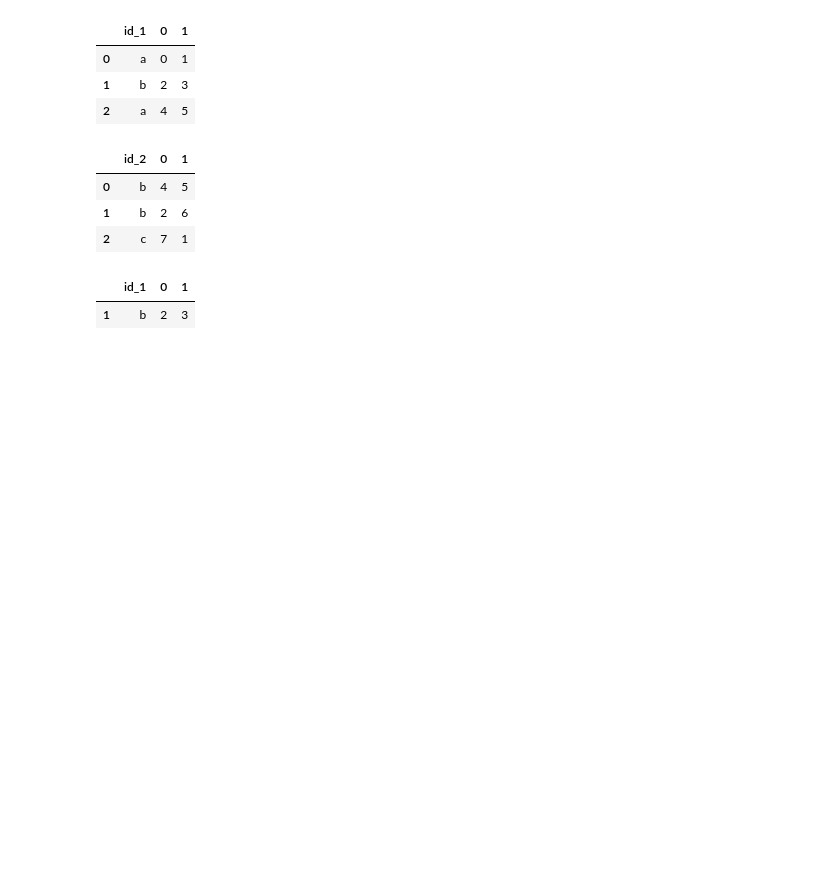
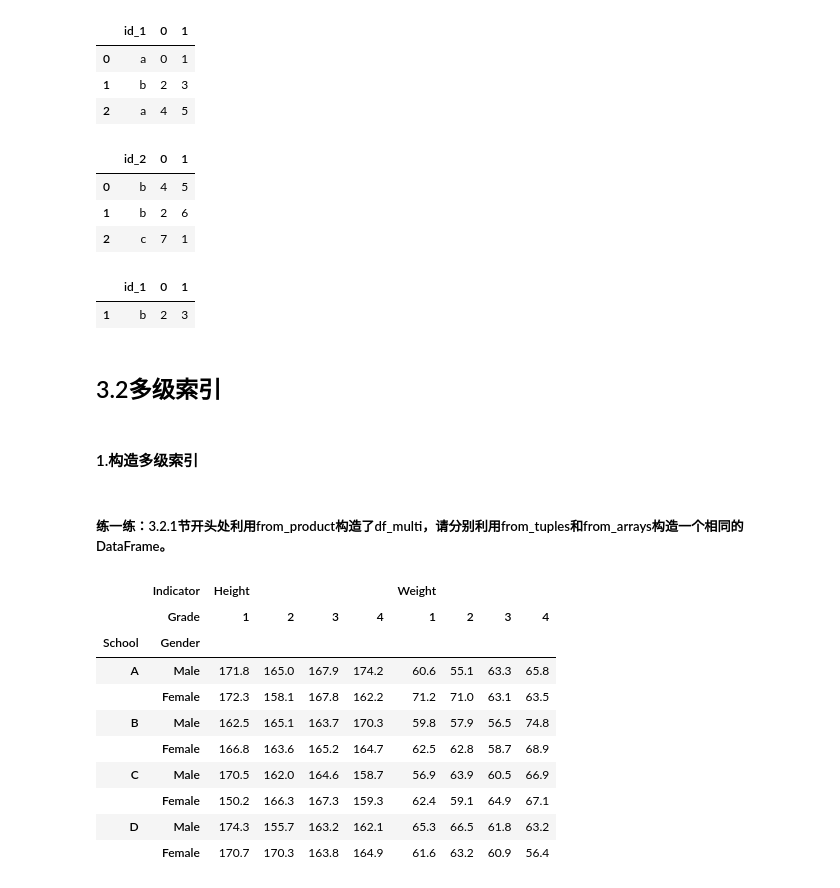
Before and after one commit to jefferyhe2025/python_learning, a Jupyter notebook: pandas/pandas_index.ipynb, the cells around one changed output. Cells and saved outputs as stored; diff of their text form; code cells hidden in the pictures; blank space fills up the shorter version.

```diff
--- a/pandas/pandas_index.ipynb
+++ b/pandas/pandas_index.ipynb
@@ -339,3 +340,42 @@ df_set_in_col_1[df_set_in_col_1.id_1.isin(df_set_in_col_2.id_2)]
 # %% [output]
 |  | id_1 | 0 | 1 |
 | 1 | b | 2 | 3 |
+# %% [markdown]
+## 3.2多级索引
+# %% [markdown]
+#### 1.构造多级索引
+# %% [markdown]
+##### 练一练：3.2.1节开头处利用from_product构造了df_multi，请分别利用from_tuples和from_arrays构造一个相同的DataFrame。
+# %%
+import numpy as np
+
+np.random.seed(0)
+df_ = df.copy()
+
+my_tuple_1 = [('A','Male'),('A','Female'),('B','Male'),('B','Female'),
+ ('C','Male'),('C','Female'),('D','Male'),('D','Female')]
+multi_index = pd.MultiIndex.from_tuples(my_tuple_1,names=('School','Gender'))
+df_.Grade = df_.Grade.map(
+    {"Freshman": 1, "Sophomore": 2, "Junior": 3, "Senior": 4}
+)
+my_tuple_2 = [('Height',1),('Height',2),('Height',3),('Height',4),('Weight',1),('Weight',2),('Weight',3),('Weight',4)]
+multi_columns = pd.MultiIndex.from_tuples(my_tuple_2,names=('Indicator','Grade'))
+
+# 构造DataFrame内容是照搬书上的代码
+df_multi = pd.DataFrame(
+    np.c_[(np.random.randn(8,4)*5 + 163).tolist(),
+    (np.random.randn(8,4)*5 + 65).tolist()],index=multi_index,
+    columns=multi_columns).round(1).sort_values(["Indicator","Grade"],axis=1)
+df_multi
+# %% [output]
+|  | Indicator | Height |  |  |  | Weight |  |  |  |
+|  | Grade | 1 | 2 | 3 | 4 | 1 | 2 | 3 | 4 |
+| School | Gender |  |  |  |  |  |  |  |  |
+| A | Male | 171.8 | 165.0 | 167.9 | 174.2 | 60.6 | 55.1 | 63.3 | 65.8 |
+|  | Female | 172.3 | 158.1 | 167.8 | 162.2 | 71.2 | 71.0 | 63.1 | 63.5 |
+| B | Male | 162.5 | 165.1 | 163.7 | 170.3 | 59.8 | 57.9 | 56.5 | 74.8 |
+|  | Female | 166.8 | 163.6 | 165.2 | 164.7 | 62.5 | 62.8 | 58.7 | 68.9 |
+| C | Male | 170.5 | 162.0 | 164.6 | 158.7 | 56.9 | 63.9 | 60.5 | 66.9 |
+|  | Female | 150.2 | 166.3 | 167.3 | 159.3 | 62.4 | 59.1 | 64.9 | 67.1 |
+| D | Male | 174.3 | 155.7 | 163.2 | 162.1 | 65.3 | 66.5 | 61.8 | 63.2 |
+|  | Female | 170.7 | 170.3 | 163.8 | 164.9 | 61.6 | 63.2 | 60.9 | 56.4 |
```
Also changed, not shown: parts of 31 cells of this notebook.
